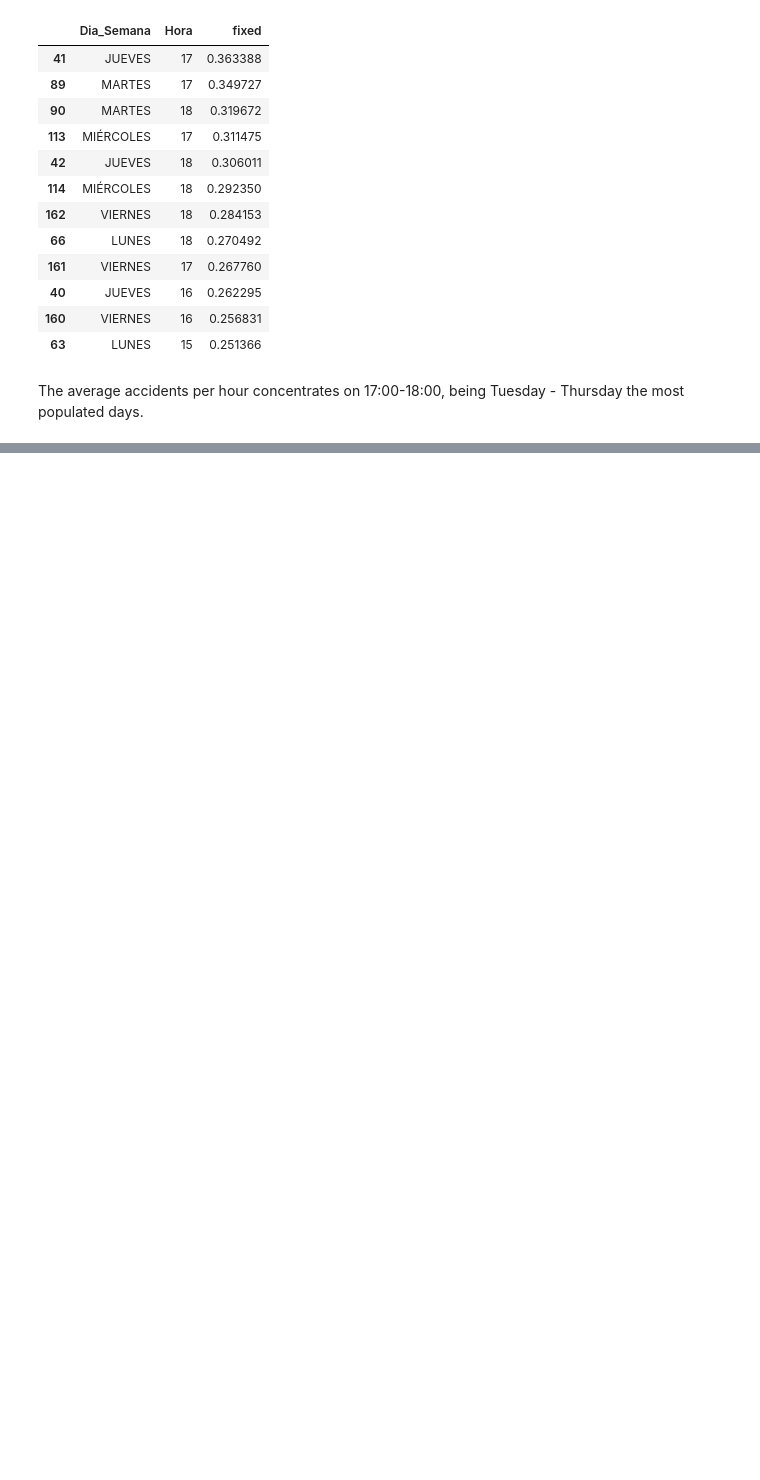
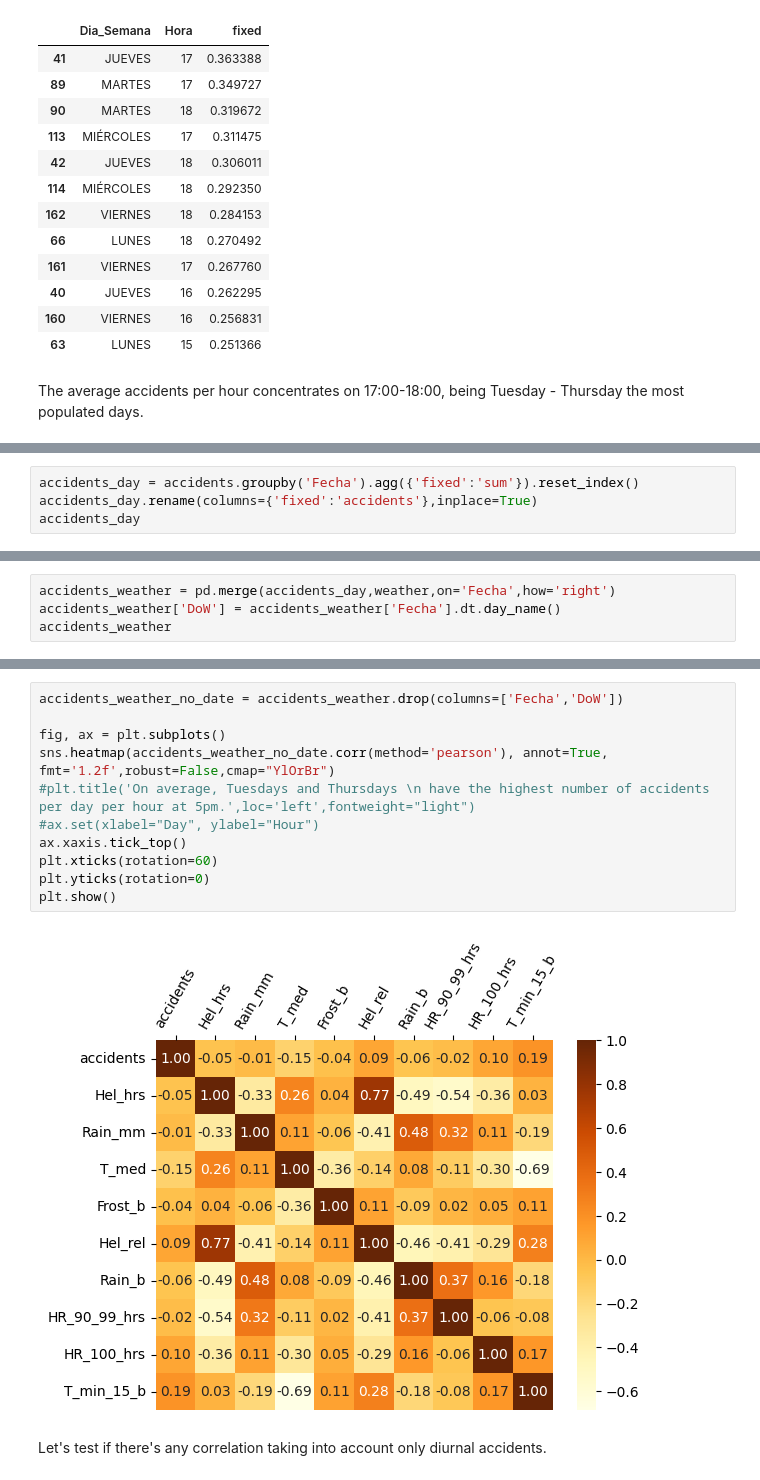
Before and after one commit to mdeleond/Portfolio, a Jupyter notebook: Projects/Montevideo Traffic accidents analysis/Siniestros_en_Montevideo_2024.ipynb, the cells around one changed output, grey strips where cells are left out. Saved outputs shown, nothing was run; the diff lists cells and outputs as text; blank space fills up the shorter version.

```diff
--- a/Projects/Montevideo Traffic accidents analysis/Siniestros_en_Montevideo_2024.ipynb
+++ b/Projects/Montevideo Traffic accidents analysis/Siniestros_en_Montevideo_2024.ipynb
@@ -548,0 +726,4 @@ The average accidents per hour concentrates on 17:00-18:00, being Tuesday - Thur
+# %%
+accidents_day = accidents.groupby('Fecha').agg({'fixed':'sum'}).reset_index()
+accidents_day.rename(columns={'fixed':'accidents'},inplace=True)
+accidents_day
@@ -548,0 +744,4 @@ The average accidents per hour concentrates on 17:00-18:00, being Tuesday - Thur
+# %%
+accidents_weather = pd.merge(accidents_day,weather,on='Fecha',how='right')
+accidents_weather['DoW'] = accidents_weather['Fecha'].dt.day_name()
+accidents_weather
@@ -548,0 +777,15 @@ The average accidents per hour concentrates on 17:00-18:00, being Tuesday - Thur
+# %%
+accidents_weather_no_date = accidents_weather.drop(columns=['Fecha','DoW'])
+
+fig, ax = plt.subplots()
+sns.heatmap(accidents_weather_no_date.corr(method='pearson'), annot=True, fmt='1.2f',robust=False,cmap="YlOrBr")
+#plt.title('On average, Tuesdays and Thursdays \n have the highest number of accidents per day per hour at 5pm.',loc='left',fontweight="light")
+#ax.set(xlabel="Day", ylabel="Hour")
+ax.xaxis.tick_top()
+plt.xticks(rotation=60)
+plt.yticks(rotation=0)
+plt.show()
+# %% [output]
+[figure, added]
+# %% [markdown]
+Let's test if there's any correlation taking into account only diurnal accidents.
```
Also changed, not shown: parts of 65 cells of this notebook.
